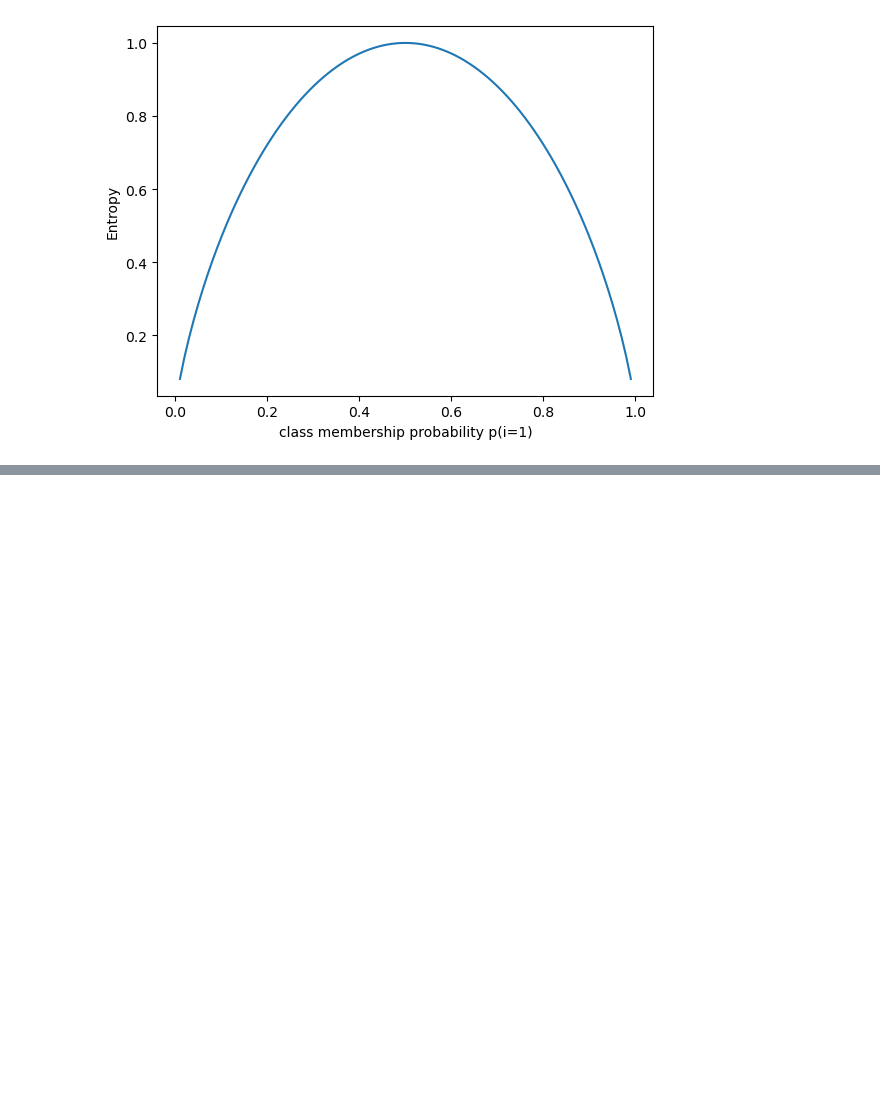
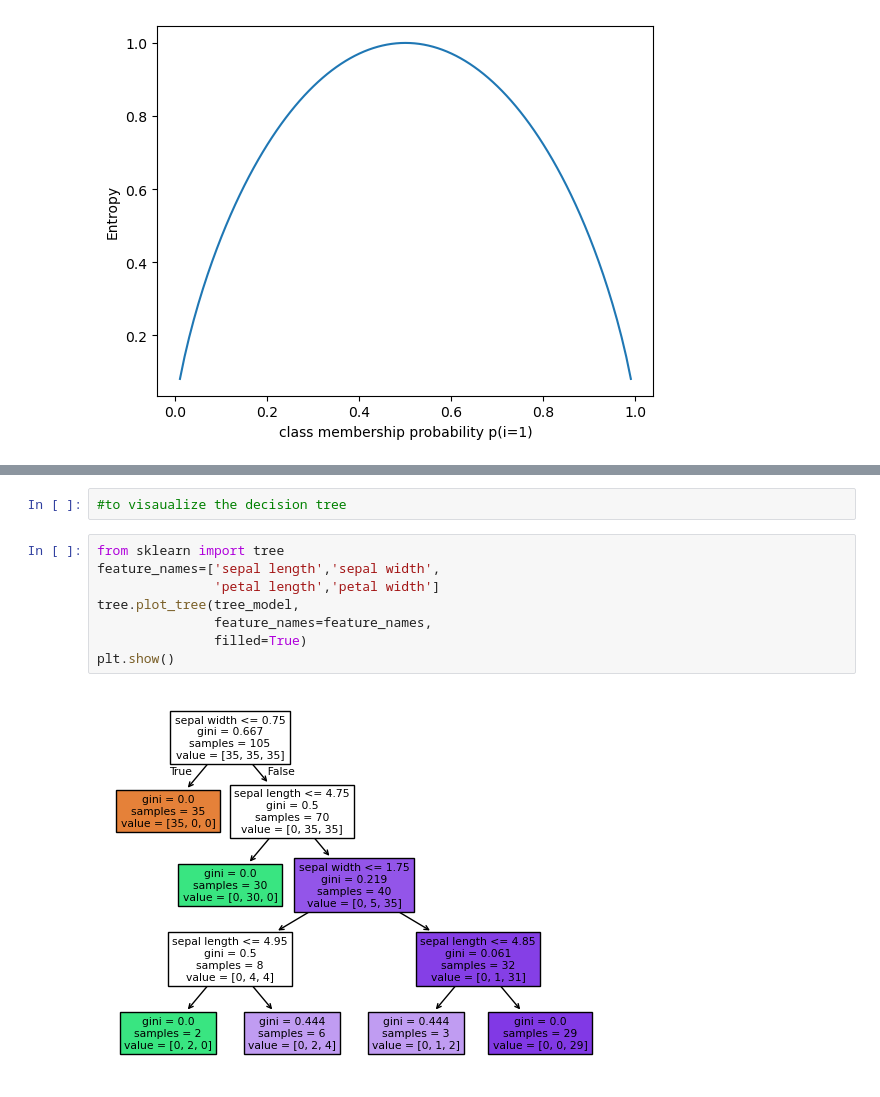
Before and after one commit to yogendra785/ML-with-pytorch-and-scikit-learn, a Jupyter notebook: chapter2_classifiers.ipynb, the cells around one changed output, grey strips where cells are left out. Saved outputs shown, nothing was run; the diff lists cells and outputs as text; blank space fills up the shorter version.

```diff
--- a/chapter2_classifiers.ipynb
+++ b/chapter2_classifiers.ipynb
@@ -311,0 +335,12 @@ plt.show()
+# %%
+#to visaualize the decision tree
+# %%
+from sklearn import tree
+feature_names=['sepal length','sepal width',
+               'petal length','petal width']
+tree.plot_tree(tree_model,
+               feature_names=feature_names,
+               filled=True)
+plt.show()
+# %% [output]
+[figure, added]
```
Also changed, not shown: parts of 3 cells of this notebook.
